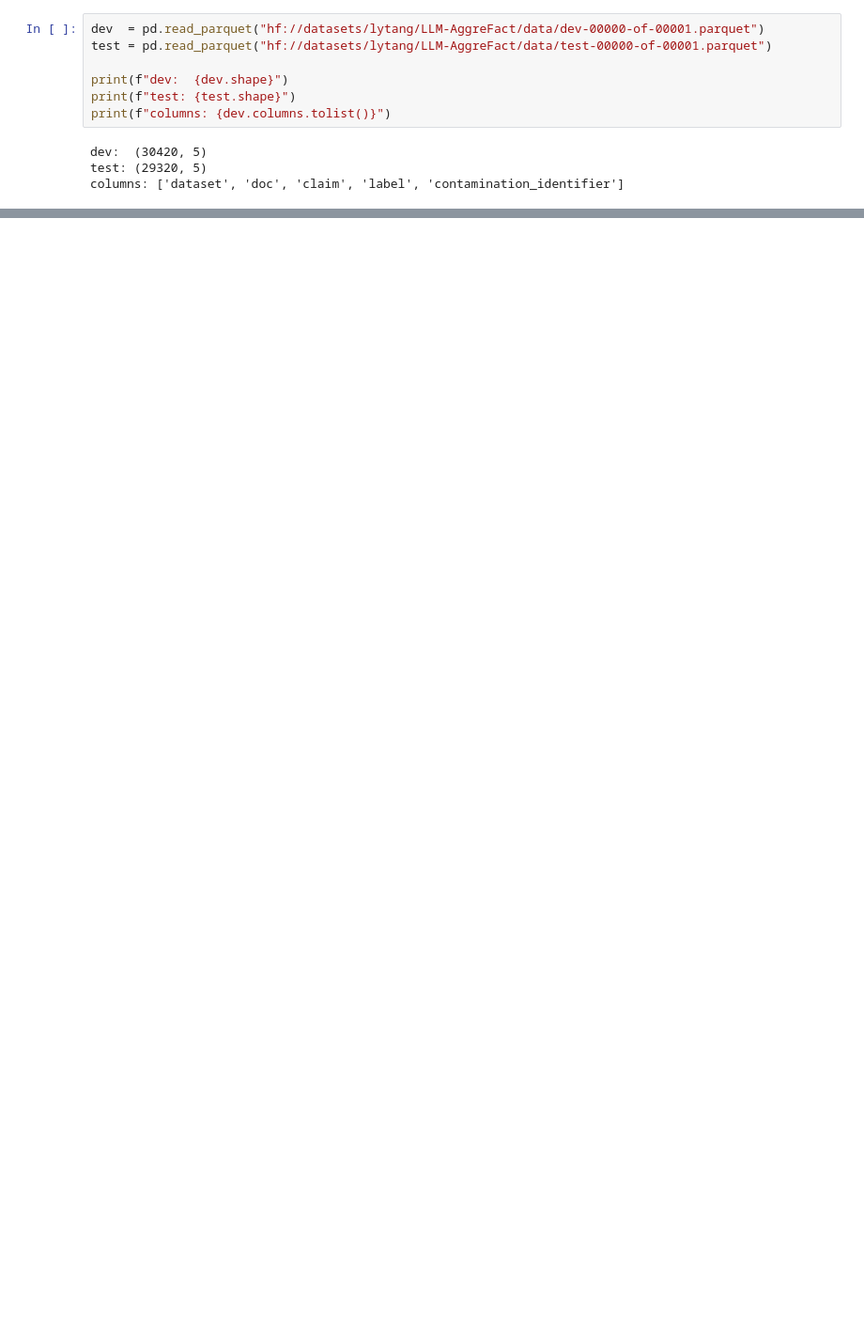
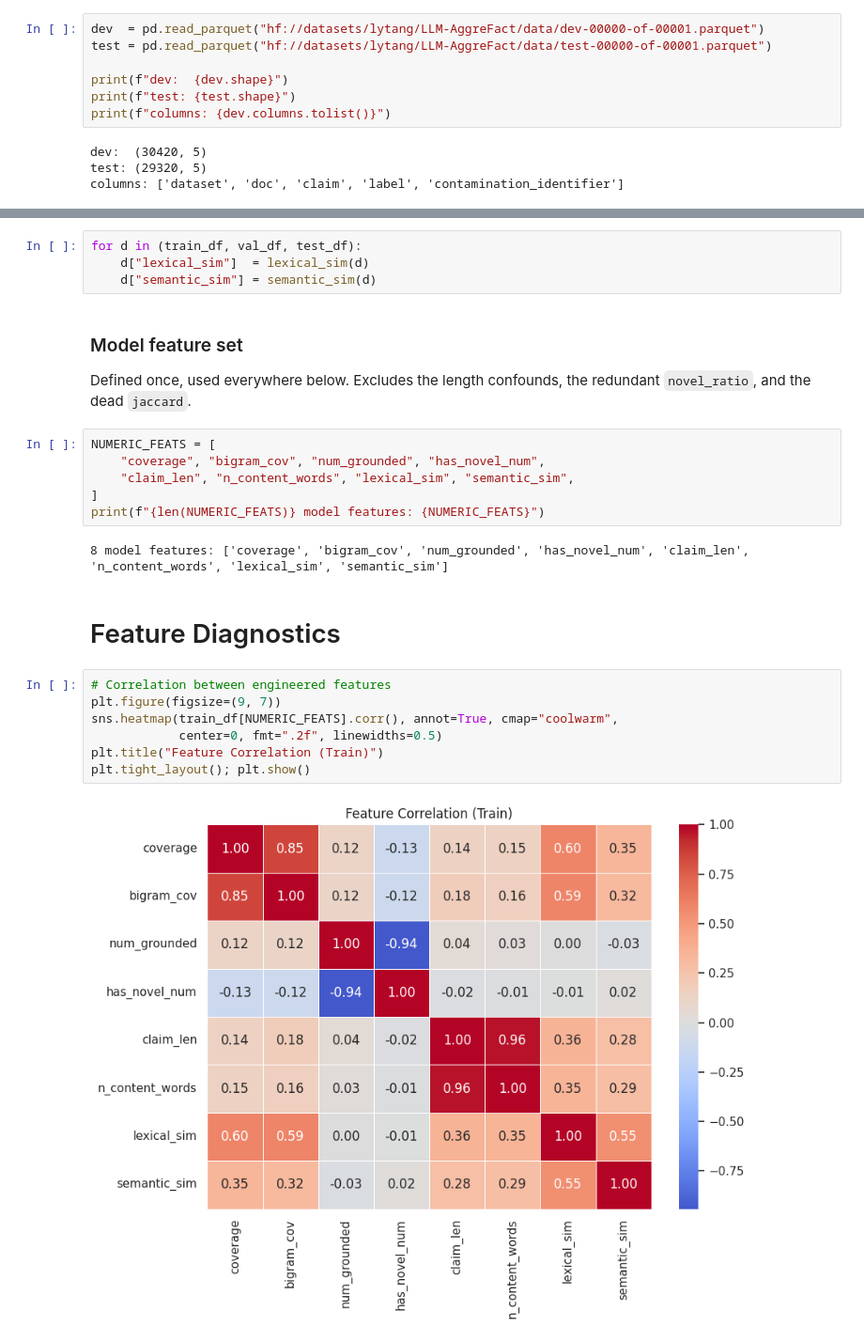
Before and after one commit to lexinejazly-asuncion/Hallucination_Detection, a Jupyter notebook: Hallucination_Detection.ipynb, the cells around one changed output, grey strips where cells are left out. Shown at 94% size. Cells and saved outputs as stored; diff of their text form; blank space fills up the shorter version.

```diff
--- a/Hallucination_Detection.ipynb
+++ b/Hallucination_Detection.ipynb
@@ -1014,0 +420,27 @@ check_length_bias_by_label(hall_dec_pd, 'answer_len')
+# %%
+for d in (train_df, val_df, test_df):
+    d["lexical_sim"]  = lexical_sim(d)
+    d["semantic_sim"] = semantic_sim(d)
+# %% [markdown]
+### Model feature set
+
+Defined once, used everywhere below. Excludes the length confounds, the redundant `novel_ratio`, and the dead `jaccard`.
+# %%
+NUMERIC_FEATS = [
+    "coverage", "bigram_cov", "num_grounded", "has_novel_num",
+    "claim_len", "n_content_words", "lexical_sim", "semantic_sim",
+]
+print(f"{len(NUMERIC_FEATS)} model features: {NUMERIC_FEATS}")
+# %% [output]
+8 model features: ['coverage', 'bigram_cov', 'num_grounded', 'has_novel_num', 'claim_len', 'n_content_words', 'lexical_sim', 'semantic_sim']
+# %% [markdown]
+# Feature Diagnostics
+# %%
+# Correlation between engineered features
+plt.figure(figsize=(9, 7))
+sns.heatmap(train_df[NUMERIC_FEATS].corr(), annot=True, cmap="coolwarm",
+            center=0, fmt=".2f", linewidths=0.5)
+plt.title("Feature Correlation (Train)")
+plt.tight_layout(); plt.show()
+# %% [output]
+[figure, added]
```
Also changed, not shown: parts of 110 cells of this notebook.
